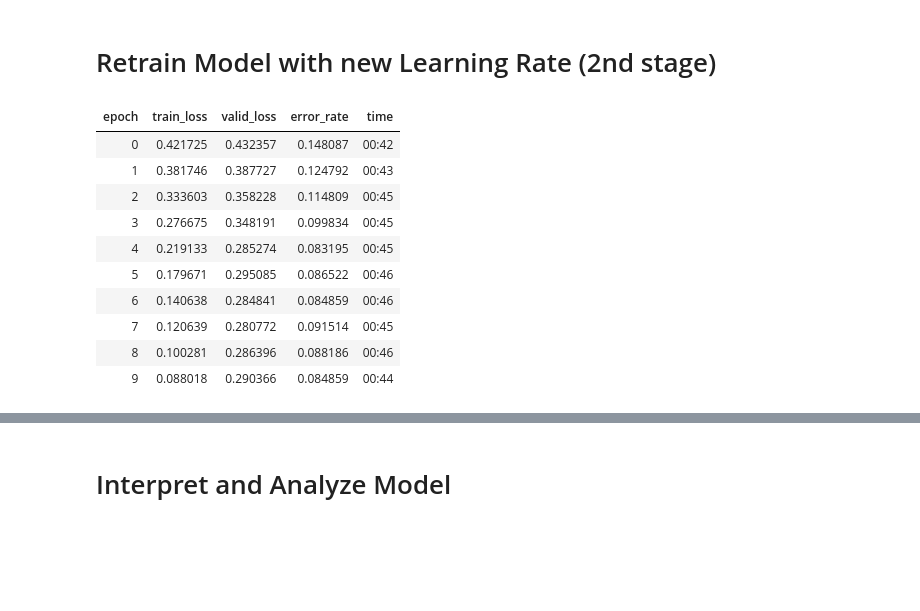
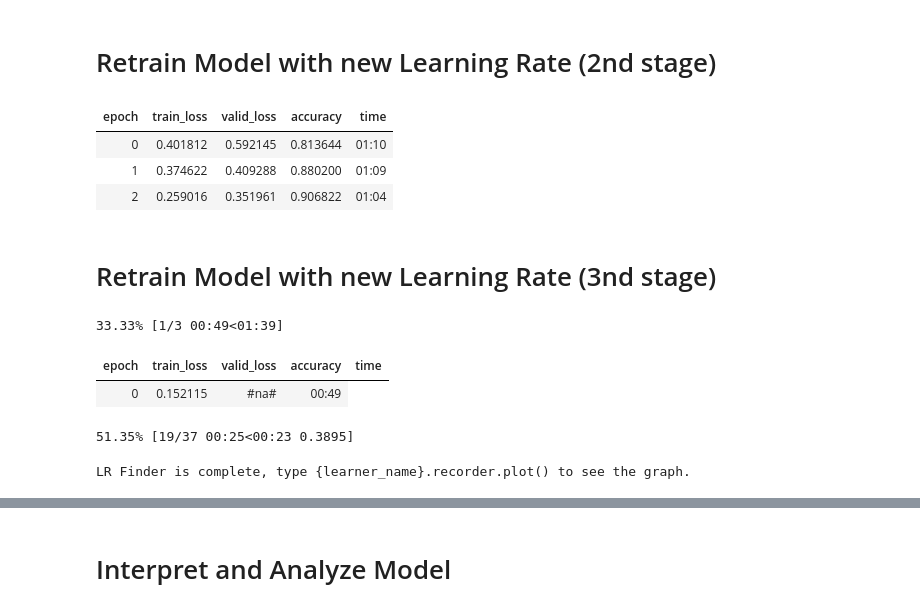
Before and after one commit to ElliotEckholm/Recycle_ai_Lab, a Jupyter notebook: Recycle_ai_Lab.ipynb, the cells around one changed output, grey strips where cells are left out. Saved outputs shown, nothing was run; the diff lists cells and outputs as text; code cells hidden in the pictures; blank space fills up the shorter version.

```diff
--- a/Recycle_ai_Lab.ipynb
+++ b/Recycle_ai_Lab.ipynb
@@ -60,7 +62,7 @@ data.classes, data.c, len(data.train_ds), len(data.valid_ds)
 # %% [markdown]
 # Train CNN Model (1st stage)
 # %%
-learn = cnn_learner(data, models.resnet34, metrics=error_rate)
+learn = cnn_learner(data, models.resnet34, metrics=accuracy)
 # %%
-learn.fit_one_cycle(4)
+learn.fit_one_cycle(5)
 # %% [output]
@@ -90,18 +93,13 @@ learn.recorder.plot()
 # %% [markdown]
 # Retrain Model with new Learning Rate (2nd stage)
 # %%
-learn.fit_one_cycle(10, max_lr=slice(1e-5,2e-4))
+learn.fit_one_cycle(3, max_lr=1.5e-4)
 # %% [output]
-| epoch | train_loss | valid_loss | error_rate | time |
-| 0 | 0.421725 | 0.432357 | 0.148087 | 00:42 |
-| 1 | 0.381746 | 0.387727 | 0.124792 | 00:43 |
-| 2 | 0.333603 | 0.358228 | 0.114809 | 00:45 |
-| 3 | 0.276675 | 0.348191 | 0.099834 | 00:45 |
-| 4 | 0.219133 | 0.285274 | 0.083195 | 00:45 |
-| 5 | 0.179671 | 0.295085 | 0.086522 | 00:46 |
-| 6 | 0.140638 | 0.284841 | 0.084859 | 00:46 |
-| 7 | 0.120639 | 0.280772 | 0.091514 | 00:45 |
-| 8 | 0.100281 | 0.286396 | 0.088186 | 00:46 |
-| 9 | 0.088018 | 0.290366 | 0.084859 | 00:44 |
+| epoch | train_loss | valid_loss | accuracy | time |
+| 0 | 0.401812 | 0.592145 | 0.813644 | 01:10 |
+| 1 | 0.374622 | 0.409288 | 0.880200 | 01:09 |
+| 2 | 0.259016 | 0.351961 | 0.906822 | 01:04 |
 # %%
 learn.save('stage-2')
+# %% [markdown]
+# Retrain Model with new Learning Rate (3nd stage)
@@ -107,0 +108,8 @@ learn.save('stage-2')
+# %%
+learn.lr_find()
+# %% [output]
+33.33% [1/3 00:49<01:39]
+| epoch | train_loss | valid_loss | accuracy | time |
+| 0 | 0.152115 | #na# | 00:49 |
+51.35% [19/37 00:25<00:23 0.3895]
+LR Finder is complete, type {learner_name}.recorder.plot() to see the graph.
```
Also changed, not shown: parts of 15 cells of this notebook, 4 other files.
